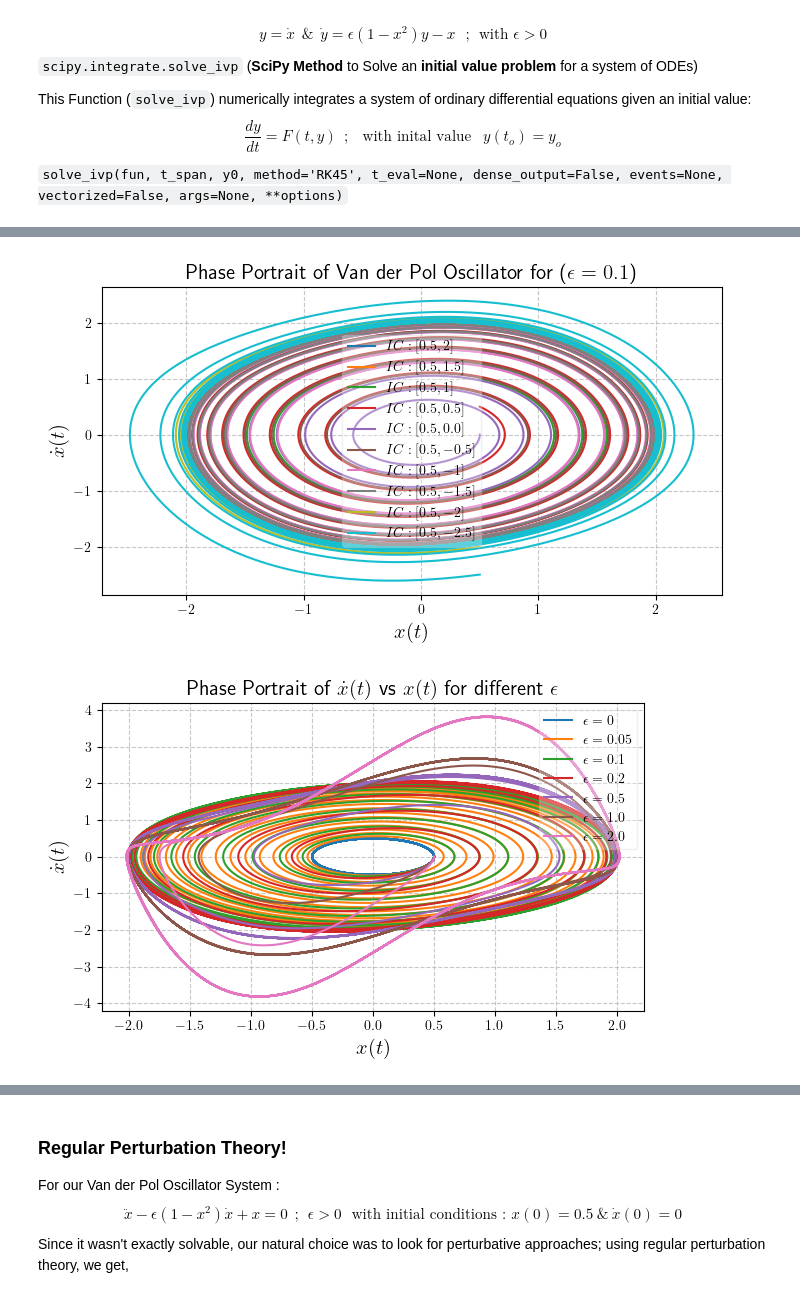
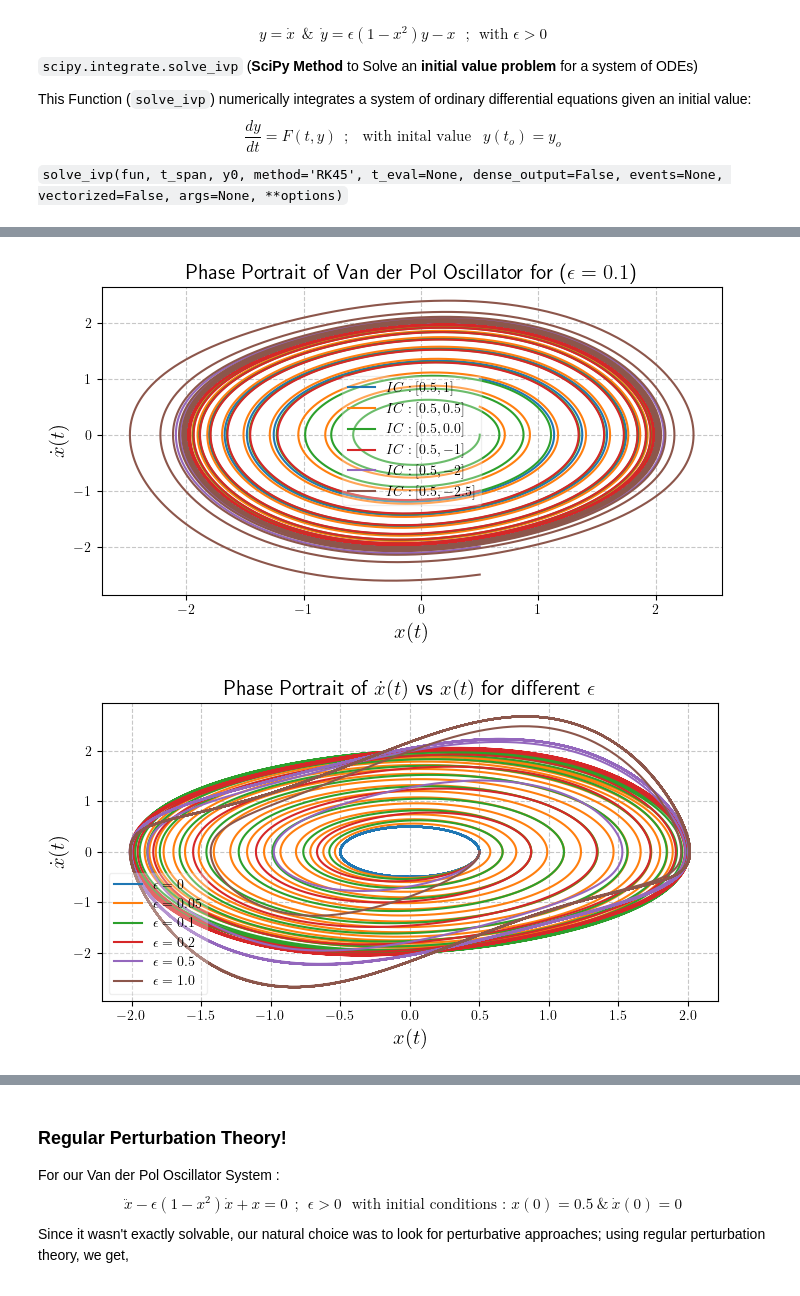
Before and after one commit to NilanjanPhysics/Miscellaneous1-, a Jupyter notebook: Van der Pol Oscillator.ipynb, the cells around one changed output, grey strips where cells are left out. Drawn from its saved outputs; the diff is of its cells as text; code cells hidden in the pictures.

```diff
--- a/Van der Pol Oscillator.ipynb
+++ b/Van der Pol Oscillator.ipynb
@@ -53,10 +74,10 @@ def Phi(x):
     return x**3/3.0 - x
 # %%
 ################# Parameters! ###############
-large_eps = 100
-large_eps_t_span = (0, 200)
+large_eps = 10
+large_eps_t_span = (0, 100)
 large_eps_t_eval = np.linspace(large_eps_t_span[0], large_eps_t_span[1], 2000)
-large_eps_init = [0.1, 0.3]
+large_eps_init = [0.5, 0]
 
 x_phi = np.linspace(-2.5, 2.5, 5000)
 phi_x = Phi(x_phi)
@@ -87,6 +108,12 @@ plt.ylabel('$y(t)$', fontsize = 15)
 # plt.xticks(np.arange(0, 110, 10))
 # plt.yticks(np.arange(-2, 2.5, 0.5))
 # plt.legend(framealpha=0.3, fontsize = 15)
+plt.figure(figsize=(8, 4))
+plt.plot(large_eps_sol.t, large_eps_sol.y[0], linewidth=0.9, color = 'purple', label='$x(t)$')
+plt.title(f"Phase Portrait for large Epsilons : ($\epsilon={large_eps}$)", fontsize = 15)
+plt.xlabel('$x(t)$', fontsize = 15)
+plt.ylabel('$y(t)$', fontsize = 15)
+
 plt.grid(True, linestyle = "--", alpha = 0.7)
 plt.tight_layout()
 plt.show()
@@ -213,9 +253,9 @@ t_eval = np.linspace(t_span[0], t_span[1], 8000)
 ################################### Initial conditions (try a few different ones) #########################################
 ###########################################################################################################################
 
-Initial_Conditions = [[0.5, 2], [0.5, 1.5], [0.5, 1], [0.5,0.5], [0.5, 0.0], [0.5, -0.5], [0.5, -1], [0.5, -1.5], [0.5, -2], [0.5, -2.5]]
+Initial_Conditions = [[0.5, 1], [0.5,0.5], [0.5, 0.0], [0.5, -1],  [0.5, -2], [0.5, -2.5]]
 initial_conditions = [0.5, 0.0]
-EPSILON = [0, 0.05, 0.1, 0.2, 0.5, 1.0, 2.0 ]
+EPSILON = [0, 0.05, 0.1, 0.2, 0.5, 1.0]
 # %%
 ###########################################################################################################################
 ############################################### DIFFERENT Time Series PLOTS! ##############################################
@@ -287,58 +326,58 @@ plt.grid(True, linestyle = "--", alpha = 0.7)
 ###########################################################################################################################
 ######################################## PLOT 2. Phase Portrait for Different Values of ɛ #################################
 ###########################################################################################################################
 
 plt.figure(figsize=(7, 4))
 for ep in EPSILON:
     sol = solve_ivp(VandPol, t_span, initial_conditions, method = 'RK45', args=(ep,), t_eval=t_eval)
     plt.plot(sol.y[0], sol.y[1], label=f'$\epsilon = {ep}$')
 plt.title(r"Phase Portrait of $\dot{x}(t)$ vs $x(t)$ for different $\epsilon$", fontsize = 15)
 plt.xlabel('$x(t)$',fontsize = 15)
 plt.ylabel('$\dot{x}(t)$', fontsize = 15)
 # plt.yticks(np.arange(-4, 3, 0.5))
 # plt.xticks(np.arange(-2.5, 3, 0.5))
 plt.legend(framealpha=0.3, fontsize = 10)
 plt.grid(True, linestyle = "--", alpha = 0.7)
 
 ###########################################################################################################################
 ######################################## PLOT 3. Phase Portrait for Different Values of ɛ #################################
 ###########################################################################################################################
 
-plt.figure(figsize=(8, 5))
-for ep in EPSILON:
-    Sol = solve_ivp(VandPol, t_span, initial_conditions, method = 'RK45', args=(ep,), t_eval=t_eval) ### Solving the Differential Equation
-    y_dot_vals = epsilon * (1 - Sol.y[0]**2) * Sol.y[1] - Sol.y[0]
-    plt.plot(Sol.y[1], y_dot_vals, label=f'$\epsilon = {ep}$')
-# plt.plot(Sol.t, Sol.y[1], color = 'green', label='$\dot{x}(t)$')
-plt.title(r"Phase Portrait of $\dot{y}(t)$ vs $y(t)$", fontsize = 15)
-plt.xlabel('$y(t)$', fontsize = 15)
-plt.ylabel('$\dot{y}(t)$', fontsize = 15)
-# plt.xticks(np.arange(0, 110, 10))
-# plt.yticks(np.arange(-2, 2.5, 0.5))
-plt.legend(framealpha=0.3, fontsize = 15)
-plt.grid(True, linestyle = "--", alpha = 0.7)
+# plt.figure(figsize=(8, 5))
+# for ep in EPSILON:
+#     Sol = solve_ivp(VandPol, t_span, initial_conditions, method = 'RK45', args=(ep,), t_eval=t_eval) ### Solving the Differential Equation
+#     y_dot_vals = epsilon * (1 - Sol.y[0]**2) * Sol.y[1] - Sol.y[0]
+#     plt.plot(Sol.y[1], y_dot_vals, label=f'$\epsilon = {ep}$')
+# # plt.plot(Sol.t, Sol.y[1], color = 'green', label='$\dot{x}(t)$')
+# plt.title(r"Phase Portrait of $\dot{y}(t)$ vs $y(t)$", fontsize = 15)
+# plt.xlabel('$y(t)$', fontsize = 15)
+# plt.ylabel('$\dot{y}(t)$', fontsize = 15)
+# # plt.xticks(np.arange(0, 110, 10))
+# # plt.yticks(np.arange(-2, 2.5, 0.5))
+# plt.legend(framealpha=0.3, fontsize = 15)
+# plt.grid(True, linestyle = "--", alpha = 0.7)
 
 ###########################################################################################################################
 ######################################## PLOT 4. Phase Portrait for Different Values of ɛ #################################
 ###########################################################################################################################
 
-plt.figure(figsize=(8, 5))
-for ep in EPSILON:
-    Sol = solve_ivp(VandPol, t_span, initial_conditions, method = 'RK45', args=(ep,), t_eval=t_eval) ### Solving the Differential Equation
-    y_dot_vals = epsilon * (1 - Sol.y[0]**2) * Sol.y[1] - Sol.y[0]
-    plt.plot(Sol.y[0], y_dot_vals, label=f'$\epsilon = {ep}$')
-# plt.plot(Sol.t, Sol.y[1], color = 'green', label='$\dot{x}(t)$')
-plt.title(r"Phase Portrait of $\dot{y}(t)$ vs $x(t)$", fontsize = 15)
-plt.xlabel('$x(t)$', fontsize = 15)
-plt.ylabel('$\dot{y}(t)$', fontsize = 15)
-# plt.xticks(np.arange(0, 110, 10))
-# plt.yticks(np.arange(-2, 2.5, 0.5))
-plt.legend(framealpha=0.3, fontsize = 15)
-plt.grid(True, linestyle = "--", alpha = 0.7)
+# plt.figure(figsize=(8, 5))
+# for ep in EPSILON:
+#     Sol = solve_ivp(VandPol, t_span, initial_conditions, method = 'RK45', args=(ep,), t_eval=t_eval) ### Solving the Differential Equation
+#     y_dot_vals = epsilon * (1 - Sol.y[0]**2) * Sol.y[1] - Sol.y[0]
+#     plt.plot(Sol.y[0], y_dot_vals, label=f'$\epsilon = {ep}$')
+# # plt.plot(Sol.t, Sol.y[1], color = 'green', label='$\dot{x}(t)$')
+# plt.title(r"Phase Portrait of $\dot{y}(t)$ vs $x(t)$", fontsize = 15)
+# plt.xlabel('$x(t)$', fontsize = 15)
+# plt.ylabel('$\dot{y}(t)$', fontsize = 15)
+# # plt.xticks(np.arange(0, 110, 10))
+# # plt.yticks(np.arange(-2, 2.5, 0.5))
+# plt.legend(framealpha=0.3, fontsize = 15)
+# plt.grid(True, linestyle = "--", alpha = 0.7)
 
 
 plt.tight_layout()
 plt.show()
 # %% [output]
-[figure, old version]
+[figure, new version]
-[figure, old version]
+[figure, new version]
```
Also changed, not shown: parts of 28 cells of this notebook.
